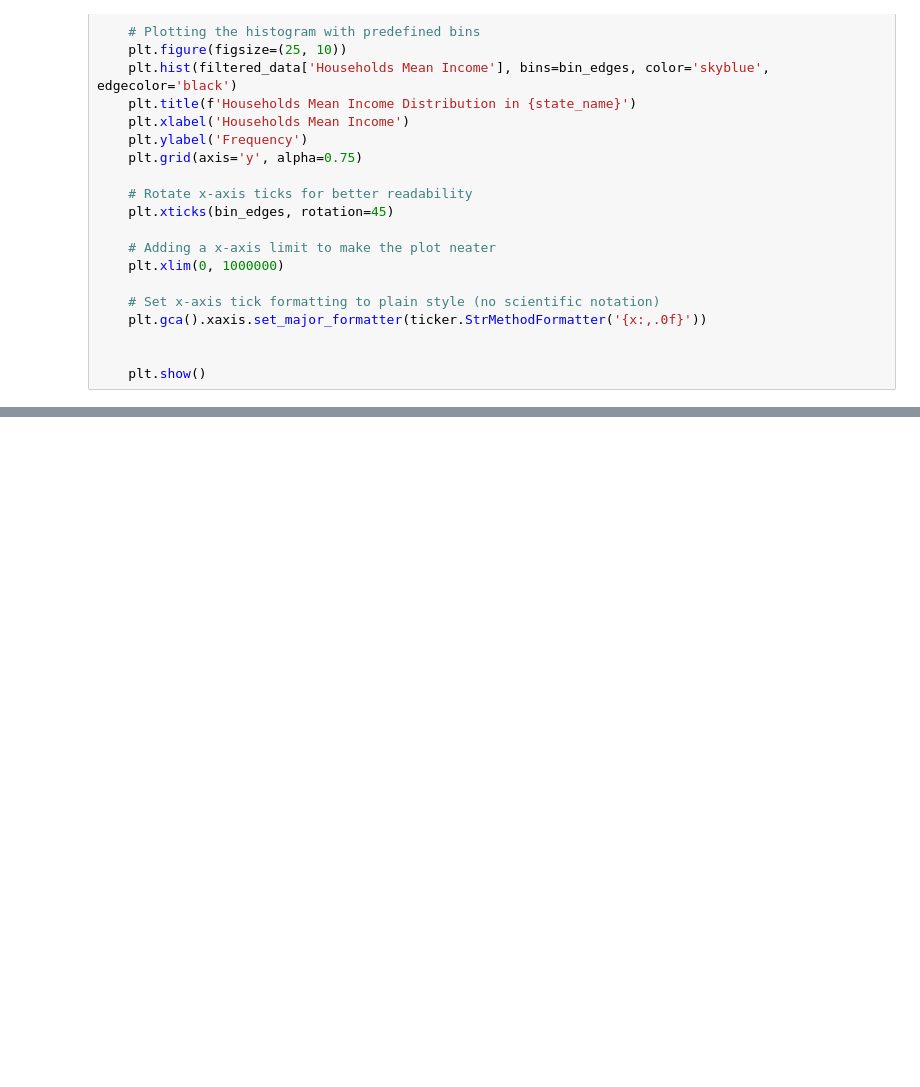
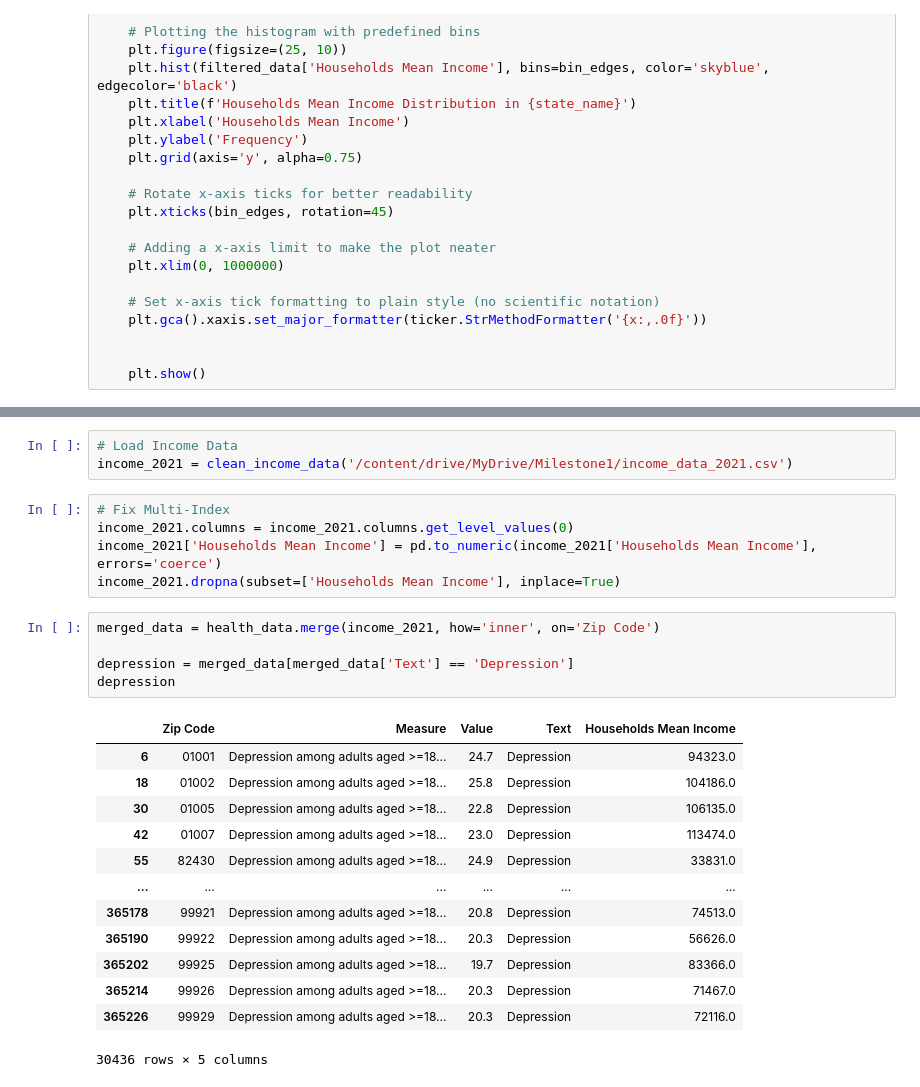
Before and after one commit to anuvrat-umich/siads_milestone1, a Jupyter notebook: data_visualization.ipynb, the cells around one changed output, grey strips where cells are left out. Cells and saved outputs as stored; diff of their text form; blank space fills up the shorter version.

```diff
--- a/data_visualization.ipynb
+++ b/data_visualization.ipynb
@@ -196,0 +182,27 @@ Dropdown(description='State:', options=('New York', 'Pennsylvania', 'Delaware',
+# %%
+# Load Income Data
+income_2021 = clean_income_data('/content/drive/MyDrive/Milestone1/income_data_2021.csv')
+# %%
+# Fix Multi-Index
+income_2021.columns = income_2021.columns.get_level_values(0)
+income_2021['Households Mean Income'] = pd.to_numeric(income_2021['Households Mean Income'], errors='coerce')
+income_2021.dropna(subset=['Households Mean Income'], inplace=True)
+# %%
+merged_data = health_data.merge(income_2021, how='inner', on='Zip Code')
+
+depression = merged_data[merged_data['Text'] == 'Depression']
+depression
+# %% [output]
+|  | Zip Code | Measure | Value | Text | Households Mean Income |
+| 6 | 01001 | Depression among adults aged >=18... | 24.7 | Depression | 94323.0 |
+| 18 | 01002 | Depression among adults aged >=18... | 25.8 | Depression | 104186.0 |
+| 30 | 01005 | Depression among adults aged >=18... | 22.8 | Depression | 106135.0 |
+| 42 | 01007 | Depression among adults aged >=18... | 23.0 | Depression | 113474.0 |
+| 55 | 82430 | Depression among adults aged >=18... | 24.9 | Depression | 33831.0 |
+| ... | ... | ... | ... | ... | ... |
+| 365178 | 99921 | Depression among adults aged >=18... | 20.8 | Depression | 74513.0 |
+| 365190 | 99922 | Depression among adults aged >=18... | 20.3 | Depression | 56626.0 |
+| 365202 | 99925 | Depression among adults aged >=18... | 19.7 | Depression | 83366.0 |
+| 365214 | 99926 | Depression among adults aged >=18... | 20.3 | Depression | 71467.0 |
+| 365226 | 99929 | Depression among adults aged >=18... | 20.3 | Depression | 72116.0 |
+30436 rows × 5 columns
```
Also changed, not shown: parts of 13 cells of this notebook.
